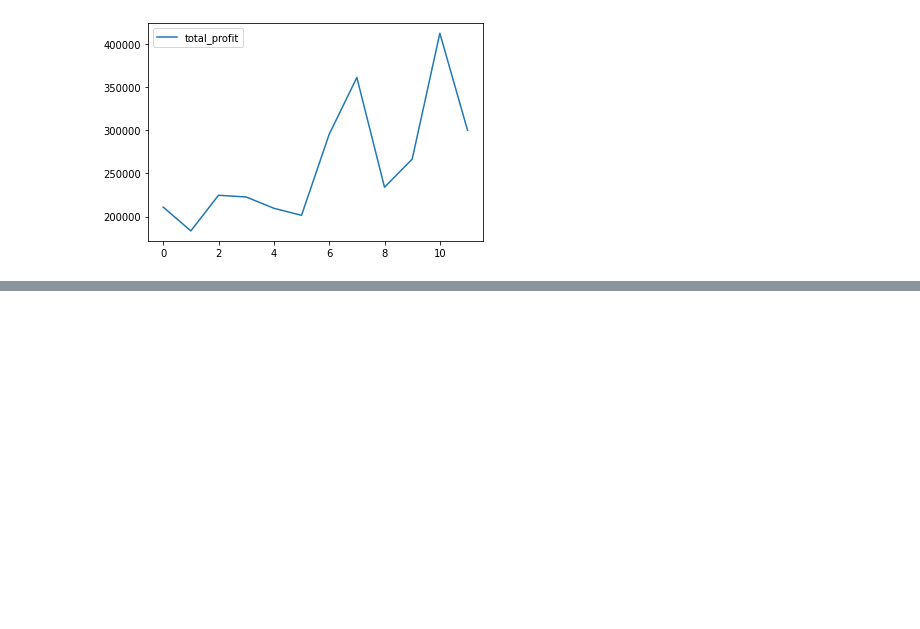
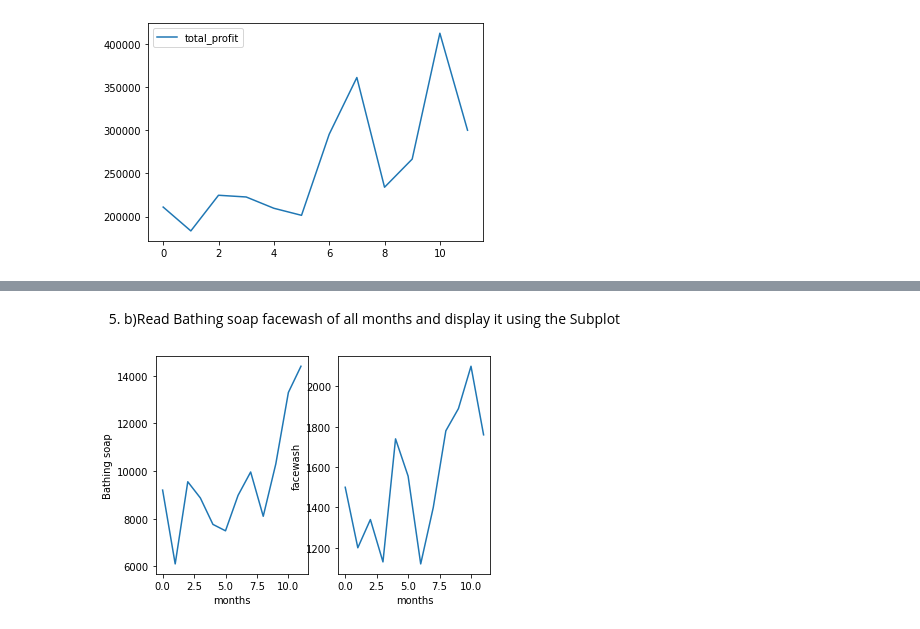
Before and after one commit to SandeepK1729/APP, a Jupyter notebook: 1.a cipher.ipynb, the cells around one changed output, grey strips where cells are left out. Saved outputs shown, nothing was run; the diff lists cells and outputs as text; code cells hidden in the pictures; blank space fills up the shorter version.

```diff
--- a/1.a cipher.ipynb
+++ b/1.a cipher.ipynb
@@ -142,0 +158,16 @@ plt
+# %% [markdown]
+5) b)Read Bathing soap facewash of all months and display it using the Subplot
+# %%
+plt.subplot(1, 2, 1)
+plt.plot(range(12), df['bathingsoap'])
+plt.xlabel("months")
+plt.ylabel("Bathing soap")
+
+plt.subplot(1, 2, 2)
+plt.plot(range(12), df['facewash'])
+plt.xlabel("months")
+plt.ylabel("facewash")
+
+plt.show()
+# %% [output]
+[figure, added]
```
Also changed, not shown: parts of 9 cells of this notebook.
